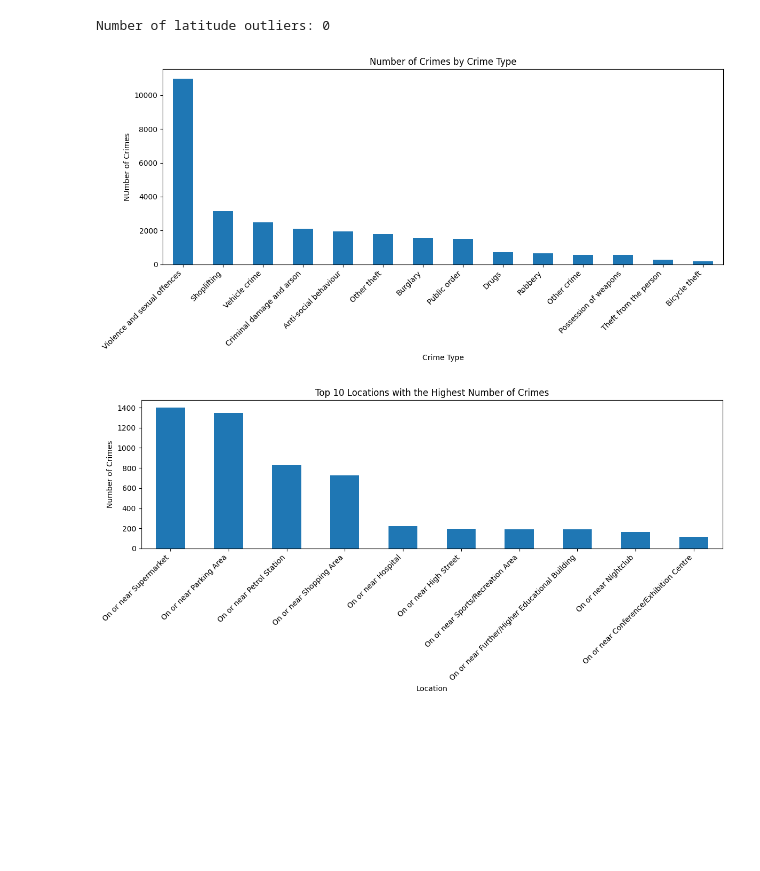
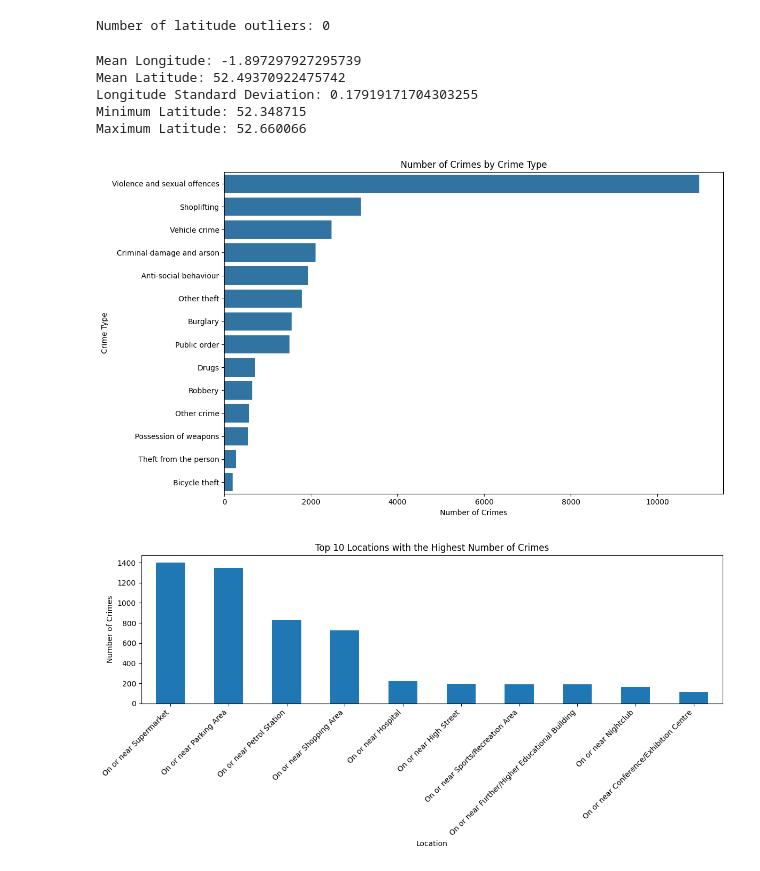
Before and after one commit to samuelkimaru2006-png/DSA-1080-project, a Jupyter notebook: notebooks/analysis.ipynb, the cells around one changed output. Saved outputs shown, nothing was run; the diff lists cells and outputs as text; code cells hidden in the pictures; blank space fills up the shorter version.

Commit message:
Added NumPy summary statistics and updated analysis notebook

```diff
--- a/notebooks/analysis.ipynb
+++ b/notebooks/analysis.ipynb
@@ -191,23 +195,51 @@ df.to_csv("../data/processed/crime_data_cleaned.csv", index=False)
+# %%
+# Summary Statistics using NumPy
+# Mean Longitude
+print("Mean Longitude:", np.mean(df["Longitude"]))
+
+# Mean Latitude
+print("Mean Latitude:", np.mean(df["Latitude"]))
+
+# Standard Deviation of Longitude
+print("Longitude Standard Deviation:", np.std(df["Longitude"]))
+
+# Minimum Latitude
+print("Minimum Latitude:", np.min(df["Latitude"]))
+
+# Maximum Latitude
+print("Maximum Latitude:", np.max(df["Latitude"]))
+# %% [output]
+Mean Longitude: -1.897297927295739
+Mean Latitude: 52.49370922475742
+Longitude Standard Deviation: 0.17919171704303255
+Minimum Latitude: 52.348715
+Maximum Latitude: 52.660066
 # %%
 # Exploratory Data Analysis
 #Question 1: What are the most common types of crime?
 crime_counts = df["Crime_Type"].value_counts()
 crime_counts
-crime_counts.plot(kind="bar", figsize=(12,6))
+plt.figure(figsize=(12,7))
 
-# Visualization
-import matplotlib.pyplot as plt
+sns.countplot(
+    data=df,
+    y="Crime_Type",
+    order=df["Crime_Type"].value_counts().index
+)
 
 plt.title("Number of Crimes by Crime Type")
-plt.xlabel("Crime Type")
-plt.ylabel("NUmber of Crimes")
-plt.xticks(rotation=45, ha="right")
+plt.xlabel("Number of Crimes")
+plt.ylabel("Crime Type")
+
 plt.tight_layout()
 
-plt.savefig("../visuals/top_10_locations.png", dpi=300)
+plt.savefig("../visuals/seaborn_crime_counts.png",
+            dpi=300,
+            bbox_inches="tight")
+
 plt.show()
 # %% [output]
-[figure, old version]
+[figure, new version]
 # %%
 # Analysis Question 2: Which locations recorded the highest number of crimes?
 top_locations = df["Location"].value_counts().head(10)
```
Also changed, not shown: parts of 4 cells of this notebook.
